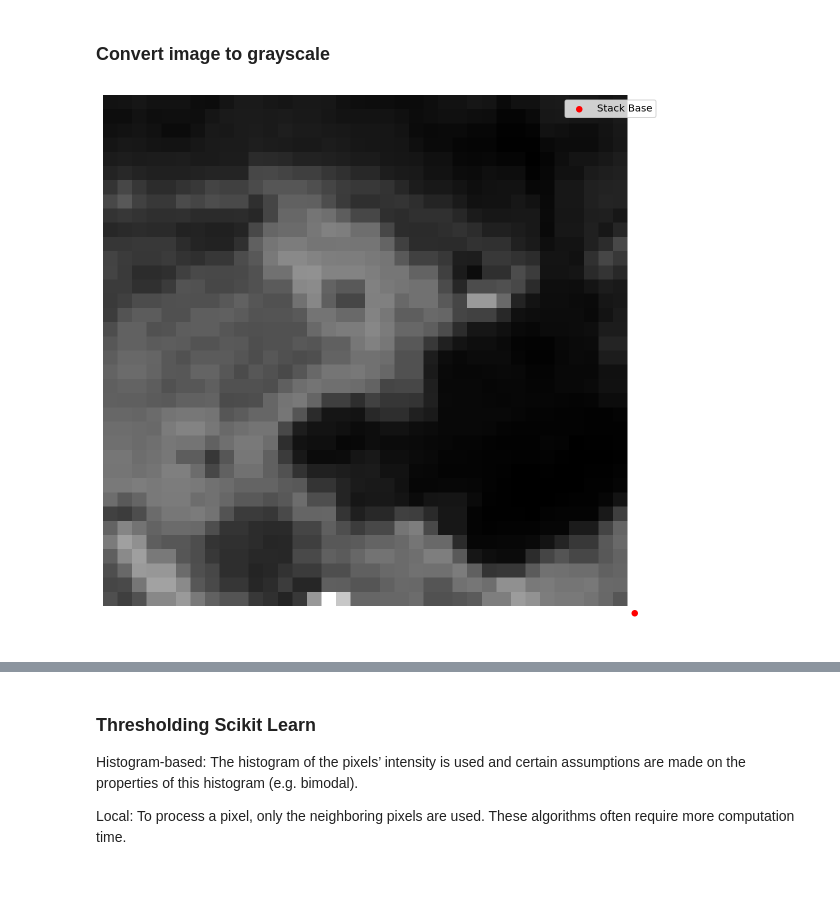
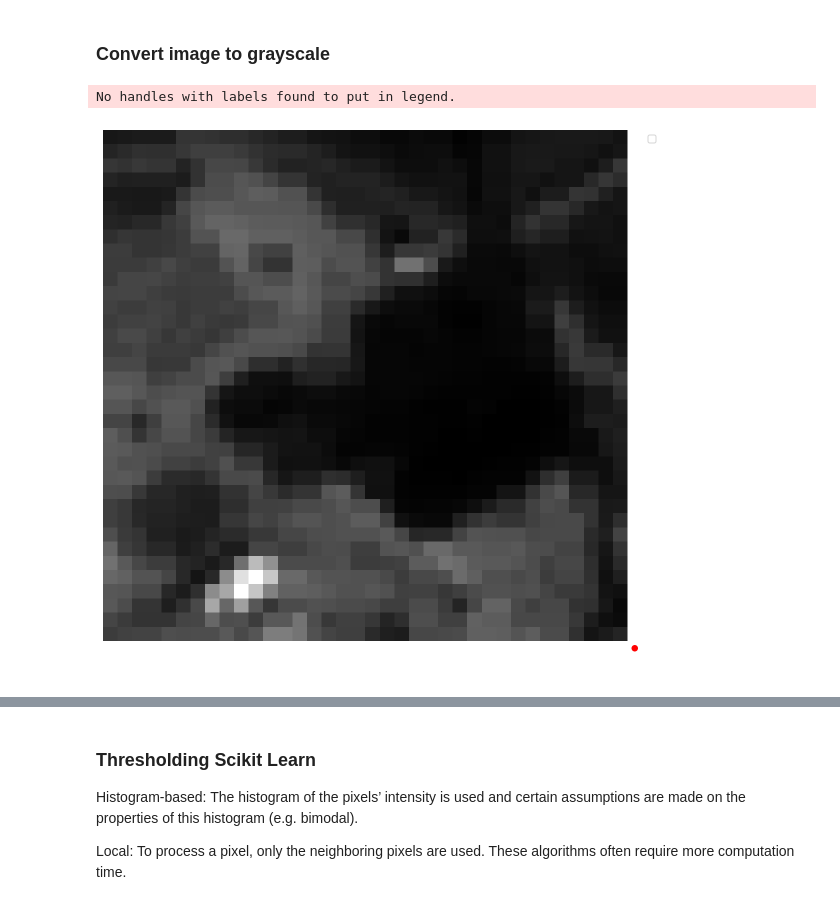
Before and after one commit to yangxiaohan57/geodome_copy, a Jupyter notebook: image_processing_notebooks/stack_height_estimation_rushIsland.ipynb, the cells around one changed output, grey strips where cells are left out. Cells and saved outputs as stored; diff of their text form; code cells hidden in the pictures.

Commit message:
modified image segmentation for Rush Island

```diff
--- a/image_processing_notebooks/stack_height_estimation_rushIsland.ipynb
+++ b/image_processing_notebooks/stack_height_estimation_rushIsland.ipynb
@@ -48,8 +48,8 @@ def download_S2_toLocal(bbox, name, scale=10):
     return collection
 
 # center of image (base of stack)
-x = 38.1312
-y = -90.2632
+x = 38.1308
+y = -90.2627
 
 # lat long of image
 # will vary based on the surface of the earth
@@ -159,0 +160,8 @@ Clipping input data to the valid range for imshow with RGB data ([0..1] for floa
+# %%
+brightness = 0.2
+contrast = 1
+img = img_seg_crop * (contrast) + brightness
+#img = np.clip(img, 0, 255)
+#img = np.uint8(img)
+plt.imshow(img, cmap='gray')
+plt.show()
@@ -165,20 +176,21 @@ def bw (image, weights):
     """
     Convert RGB image into black and white based on the input weights
     """
-    img_arr_bw = np.average(image, weights = weights, axis=2)
+    img_arr_bw = np.average(img, weights = weights, axis=2)
     return img_arr_bw
 weights = [0.2989, 0.5870, 0.1140]
 img_arr_bw  = bw(img_seg_crop, weights)
 # %%
 # true color of averaged image?
 fig, ax = plt.subplots(num='main', figsize=(10,10))
 plt.axis('off')
 plt.imshow(img_arr_bw, aspect = 'auto', cmap ='gray')
-plt.scatter(img_arr_bw.shape[0], img_arr_bw.shape[1], c='red', s=30, label = 'Stack Base')
+plt.scatter(img_arr_bw.shape[0], img_arr_bw.shape[1], c='red', s=30)
 plt.legend()
 plt.show()
 # %% [output]
+No handles with labels found to put in legend.
-[figure, old version]
+[figure, new version]
 # %%
 # select threshold
 def threshold (image, threshold):
```
Also changed, not shown: parts of 16 cells of this notebook, 6 other files.
